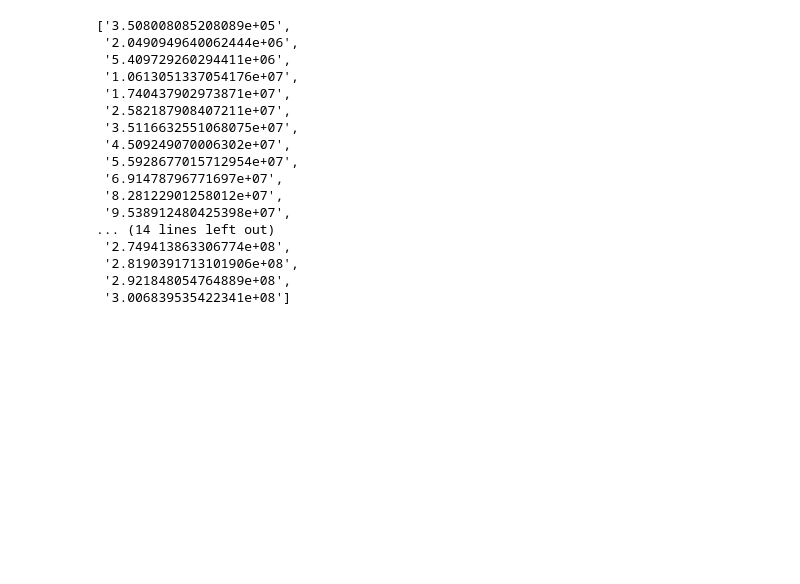
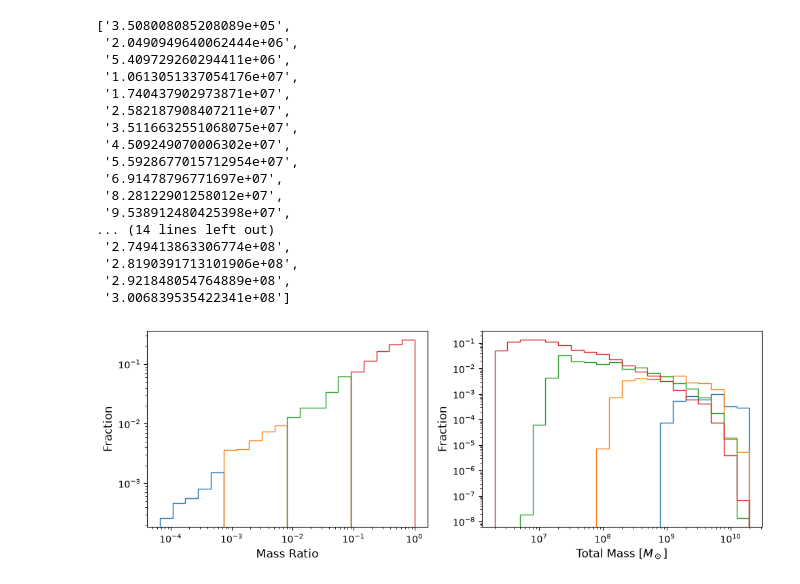
Before and after one commit to jparas-3/smbhb-project, a Jupyter notebook: binary_population/binary_population.ipynb, the cells around one changed output. Drawn from its saved outputs; the diff is of its cells as text; code cells hidden in the pictures; blank space fills up the shorter version.

```diff
--- a/binary_population/binary_population.ipynb
+++ b/binary_population/binary_population.ipynb
@@ -86,7 +86,7 @@ np.format_float_scientific(num_samples)
 # %% [output]
 '2.921476922e+09'
 # %%
-def make_hist(fig, ax, x, y, bins=200, xlogscale=False, ylogscale=False, clabel=None):
+def make_hist2d(fig, ax, x, y, bins=200, xlogscale=False, ylogscale=False, clabel=None):
     xbins = bins
     ybins = bins
     if xlogscale:
@@ -139,15 +139,15 @@ fig, ax = plt.subplots(3, 1, figsize=(7,14))
 
 fig.suptitle('Binary Population')
 
-dz, dM, phi1 = make_hist(fig, ax[0], redz, mtot, ylogscale=True, clabel=r'$\phi$ [$z^{-1}$ dex$^{-1}$]')
+dz, dM, phi1 = make_hist2d(fig, ax[0], redz, mtot, ylogscale=True, clabel=r'$\phi$ [$z^{-1}$ dex$^{-1}$]')
 ax[0].set_xlabel(rf'$z$ ({dz=:.3f})')
 ax[0].set_ylabel(rf'$M_{{tot}}$ $[M_\odot$] ({dM=:.3f} dex)')
 
-dP, _, phi2 = make_hist(fig, ax[1], pobs, mtot, xlogscale=True, ylogscale=True, clabel=r'$\phi$ [dex$^{-2}$]')
+dP, _, phi2 = make_hist2d(fig, ax[1], pobs, mtot, xlogscale=True, ylogscale=True, clabel=r'$\phi$ [dex$^{-2}$]')
 ax[1].set_xlabel(rf'Orbital Period [yr] ({dP=:.3f} dex)')
 ax[1].set_ylabel(rf'$M_{{tot}}$ $[M_\odot$] ({dM=:.3f} dex)')
 
-*_, phi3 = make_hist(fig, ax[2], redz, pobs, ylogscale=True, clabel=r'$\phi$ [$z^{-1}$ dex$^{-1}$]')
+*_, phi3 = make_hist2d(fig, ax[2], redz, pobs, ylogscale=True, clabel=r'$\phi$ [$z^{-1}$ dex$^{-1}$]')
 ax[2].set_xlabel(rf'$z$ ({dz=:.3f})')
 ax[2].set_ylabel(rf'Orbital Period [s] ({dP=:.3f} dex)')
 
@@ -177,3 +177,45 @@ analyzing the mean number densities of the first few z bins of plot 1 (z vs Mtot
  '2.8190391713101906e+08',
  '2.921848054764889e+08',
  '3.006839535422341e+08']
+# %%
+def make_hist(fig, ax, x, masks):
+    x_log = np.logspace(np.log10(mtot.min()), np.log10(mtot.max()), bins + 1)
+    for mask in masks:
+        ax.hist(x[mask], bins=x_log, histtype='step', weights=weights[mask]/weights.sum())
+    ax.set_xscale('log')
+    ax.set_yscale('log')
+# %%
+fig, ax = _, (mrat_hist, mtot_hist) = plt.subplots(1, 2, figsize=(10,4))
+
+for a in ax.flat:
+    a.set_box_aspect(0.7)
+
+bins = 20
+masks = []
+mrat_log = np.logspace(np.log10(mrat.min()), np.log10(mrat.max()), bins + 1)
+for i in range(4):
+    start = i * bins // 4
+    stop = start + bins // 4 + 1
+    mrat_hist.hist(mrat, bins=mrat_log[start: stop], histtype='step', weights=weights/weights.sum())
+    masks.append((mrat >= mrat_log[start]) & (mrat < mrat_log[stop-1]))
+mrat_hist.set_xscale('log')
+mrat_hist.set_yscale('log')
+mrat_hist.set_xlabel('Mass Ratio')
+mrat_hist.set_ylabel('Fraction')
+
+make_hist(fig, mtot_hist, mtot, masks=masks)
+mtot_hist.set_xlabel(r'Total Mass $[M_\odot]$')
+mtot_hist.set_ylabel('Fraction')
+
+# make_hist(fig, pobs_hist, pobs, masks=masks)
+# pobs_hist.set_xlabel('Orbital Period [yr]')
+# pobs_hist.set_ylabel('Fraction')
+
+# make_hist(fig, redz_hist, redz, masks=masks)
+# redz_hist.set_xlabel(r'$z$')
+# redz_hist.set_ylabel('Fraction')
+
+fig.tight_layout()
+plt.show()
+# %% [output]
+[figure, added]
```
